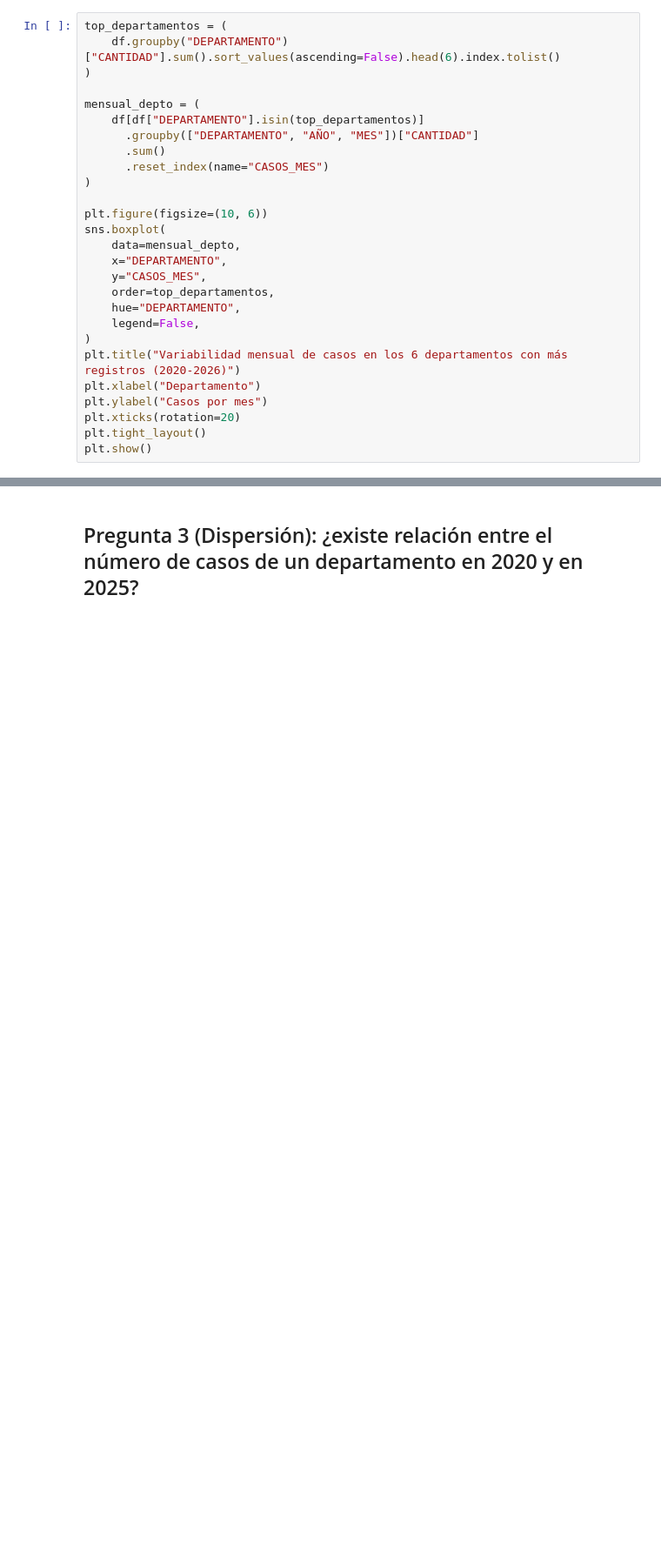
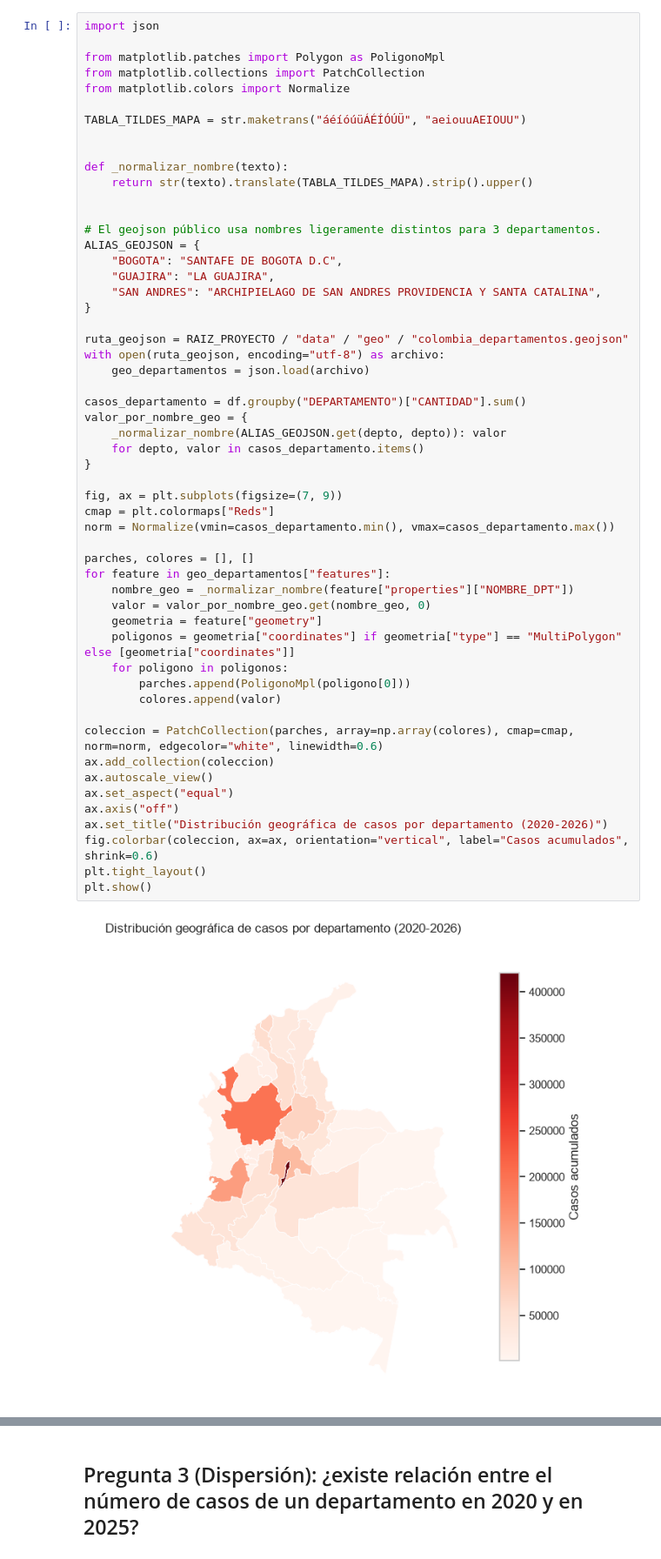
Before and after one commit to JuanFelipe16/analisis_delitos_colombia, a Jupyter notebook: notebooks/01_portafolio_visualizaciones.ipynb, the cells around one changed output, grey strips where cells are left out. Shown at 87% size. Cells and saved outputs as stored; diff of their text form; blank space fills up the shorter version.

```diff
--- a/notebooks/01_portafolio_visualizaciones.ipynb
+++ b/notebooks/01_portafolio_visualizaciones.ipynb
@@ -62,27 +145,56 @@ casos_municipio["CASOS"].describe()
 # %%
-top_departamentos = (
-    df.groupby("DEPARTAMENTO")["CANTIDAD"].sum().sort_values(ascending=False).head(6).index.tolist()
-)
+import json
 
-mensual_depto = (
-    df[df["DEPARTAMENTO"].isin(top_departamentos)]
-      .groupby(["DEPARTAMENTO", "AÑO", "MES"])["CANTIDAD"]
-      .sum()
-      .reset_index(name="CASOS_MES")
-)
+from matplotlib.patches import Polygon as PoligonoMpl
+from matplotlib.collections import PatchCollection
+from matplotlib.colors import Normalize
 
-plt.figure(figsize=(10, 6))
-sns.boxplot(
-    data=mensual_depto,
-    x="DEPARTAMENTO",
-    y="CASOS_MES",
-    order=top_departamentos,
-    hue="DEPARTAMENTO",
-    legend=False,
-)
-plt.title("Variabilidad mensual de casos en los 6 departamentos con más registros (2020-2026)")
-plt.xlabel("Departamento")
-plt.ylabel("Casos por mes")
-plt.xticks(rotation=20)
+TABLA_TILDES_MAPA = str.maketrans("áéíóúüÁÉÍÓÚÜ", "aeiouuAEIOUU")
+
+
+def _normalizar_nombre(texto):
+    return str(texto).translate(TABLA_TILDES_MAPA).strip().upper()
+
+
+# El geojson público usa nombres ligeramente distintos para 3 departamentos.
+ALIAS_GEOJSON = {
+    "BOGOTA": "SANTAFE DE BOGOTA D.C",
+    "GUAJIRA": "LA GUAJIRA",
+    "SAN ANDRES": "ARCHIPIELAGO DE SAN ANDRES PROVIDENCIA Y SANTA CATALINA",
+}
+
+ruta_geojson = RAIZ_PROYECTO / "data" / "geo" / "colombia_departamentos.geojson"
+with open(ruta_geojson, encoding="utf-8") as archivo:
+    geo_departamentos = json.load(archivo)
+
+casos_departamento = df.groupby("DEPARTAMENTO")["CANTIDAD"].sum()
+valor_por_nombre_geo = {
+    _normalizar_nombre(ALIAS_GEOJSON.get(depto, depto)): valor
+    for depto, valor in casos_departamento.items()
+}
+
+fig, ax = plt.subplots(figsize=(7, 9))
+cmap = plt.colormaps["Reds"]
+norm = Normalize(vmin=casos_departamento.min(), vmax=casos_departamento.max())
+
+parches, colores = [], []
+for feature in geo_departamentos["features"]:
+    nombre_geo = _normalizar_nombre(feature["properties"]["NOMBRE_DPT"])
+    valor = valor_por_nombre_geo.get(nombre_geo, 0)
+    geometria = feature["geometry"]
+    poligonos = geometria["coordinates"] if geometria["type"] == "MultiPolygon" else [geometria["coordinates"]]
+    for poligono in poligonos:
+        parches.append(PoligonoMpl(poligono[0]))
+        colores.append(valor)
+
+coleccion = PatchCollection(parches, array=np.array(colores), cmap=cmap, norm=norm, edgecolor="white", linewidth=0.6)
+ax.add_collection(coleccion)
+ax.autoscale_view()
+ax.set_aspect("equal")
+ax.axis("off")
+ax.set_title("Distribución geográfica de casos por departamento (2020-2026)")
+fig.colorbar(coleccion, ax=ax, orientation="vertical", label="Casos acumulados", shrink=0.6)
 plt.tight_layout()
 plt.show()
+# %% [output]
+[figure, added]
```
Also changed, not shown: parts of 11 cells of this notebook, 1 other file.
